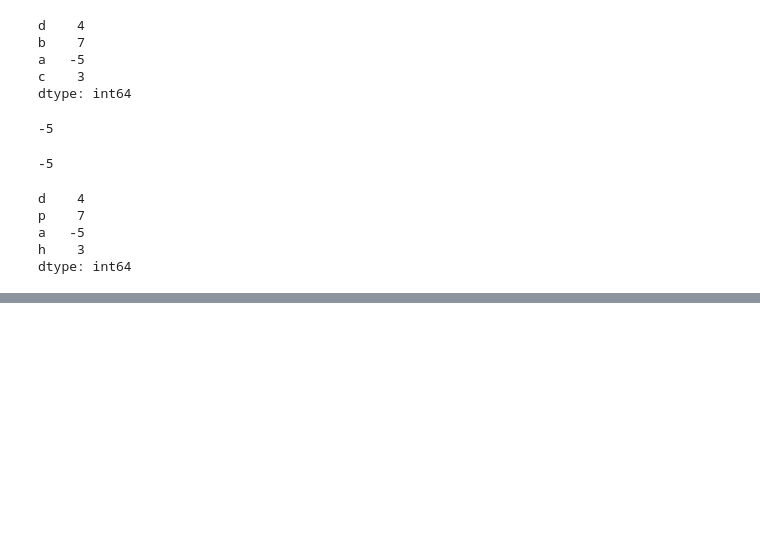
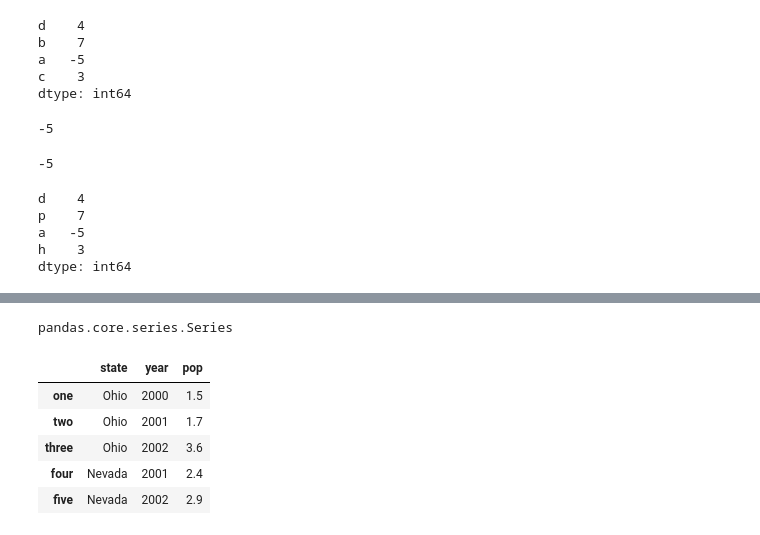
Before and after one commit to HeinoPortfolio/MS_Comp_Sci, a Jupyter notebook: 4 Data Analytics/MISC/Sample_Code_Module_3.ipynb, the cells around one changed output, grey strips where cells are left out. Saved outputs shown, nothing was run; the diff lists cells and outputs as text; code cells hidden in the pictures; blank space fills up the shorter version.

```diff
--- a/4 Data Analytics/MISC/Sample_Code_Module_3.ipynb
+++ b/4 Data Analytics/MISC/Sample_Code_Module_3.ipynb
@@ -193,0 +403,13 @@ dtype: int64
+# %%
+type(df1['state'])
+# %% [output]
+pandas.core.series.Series
+# %%
+df1
+# %% [output]
+|  | state | year | pop |
+| one | Ohio | 2000 | 1.5 |
+| two | Ohio | 2001 | 1.7 |
+| three | Ohio | 2002 | 3.6 |
+| four | Nevada | 2001 | 2.4 |
+| five | Nevada | 2002 | 2.9 |
```
Also changed, not shown: parts of 65 cells of this notebook.
